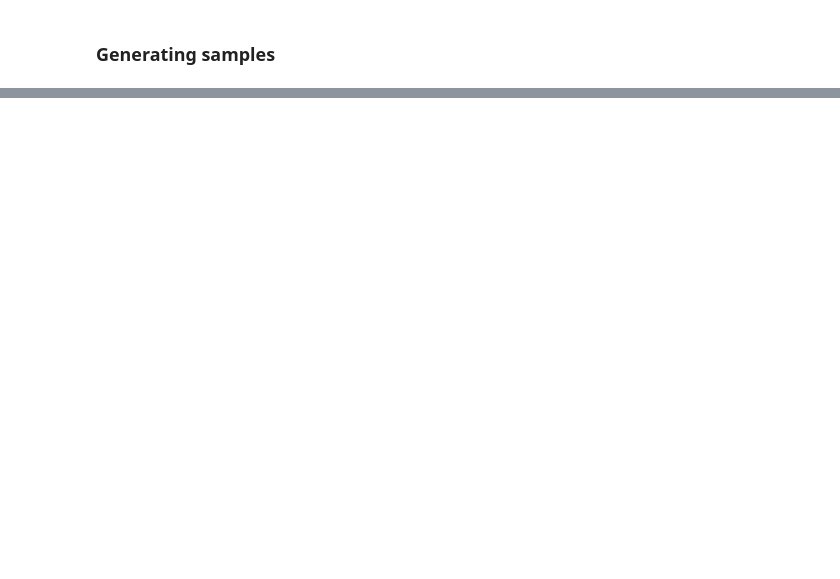
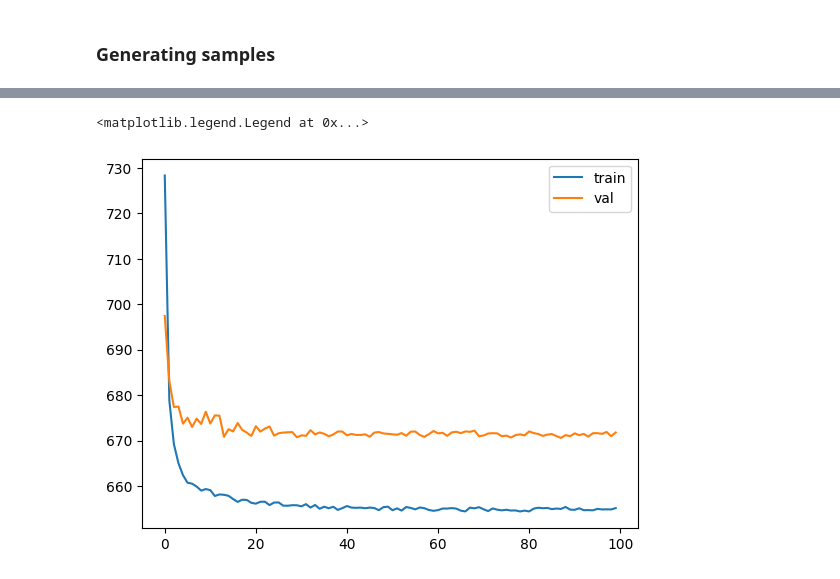
Before and after one commit to Janko-dev/deeplearning_notebooks, a Jupyter notebook: notebooks/generative_models.ipynb, the cells around one changed output, grey strips where cells are left out. Saved outputs shown, nothing was run; the diff lists cells and outputs as text; code cells hidden in the pictures; blank space fills up the shorter version.

```diff
--- a/notebooks/generative_models.ipynb
+++ b/notebooks/generative_models.ipynb
@@ -448,0 +467,3 @@ plt.imshow(y_preds, cmap='gray')
+# %%
+import scipy.io
+mat = scipy.io.loadmat('../datasets/olivettifaces.mat')
@@ -448,0 +570,30 @@ plt.imshow(y_preds, cmap='gray')
+# %%
+class VAE64x64(nn.Module):
+    def __init__(self, z_size=2):
+        super().__init__()
+        self.z_size = z_size
+        self.enc = Encoder64x64(2*z_size)
+        self.dec = Decoder64x64(z_size)
+
+    def encode(self, X: torch.Tensor):
+        h = self.enc(X) # (batch_size, 2*z_dim, 1, 1)
+        mu = h[:, :self.z_size].view(-1, self.z_size)       # mean vec mu: (batch_size, z_dim)
+        log_var = h[:, self.z_size:].view(-1, self.z_size)  # log variance:(batch_size, z_dim)
+        return mu, log_var
+
+    def decode(self, mu: torch.Tensor, log_var: torch.Tensor):
+        eps = torch.randn(mu.shape[0], self.z_size).to(mu.device) # random eps \sim N(0, I)
+        z = mu + torch.exp(0.5 * log_var) * eps
+        z = z.reshape(*z.shape, 1, 1) # (batch_size, z_dim, 1, 1)
+        y = self.dec(z)
+        return y, z
+
+    def forward(self, X: torch.Tensor):
+        mu, log_var = self.encode(X)
+        y, z = self.decode(mu, log_var)
+        return y, z, mu, log_var
+
+x = torch.randn(16, 1, 64, 64)
+g = VAE64x64(z_size=2)
+y, z, mu, log_var = g(x)
+y.shape, z.shape, mu.shape, log_var.shape
@@ -448,0 +679,7 @@ plt.imshow(y_preds, cmap='gray')
+# %%
+plt.plot(train_history, label="train")
+plt.plot(val_history, label="val")
+plt.legend()
+# %% [output]
+<matplotlib.legend.Legend at 0x...>
+[figure, added]
```
Also changed, not shown: parts of 22 cells of this notebook, 4 other files.
